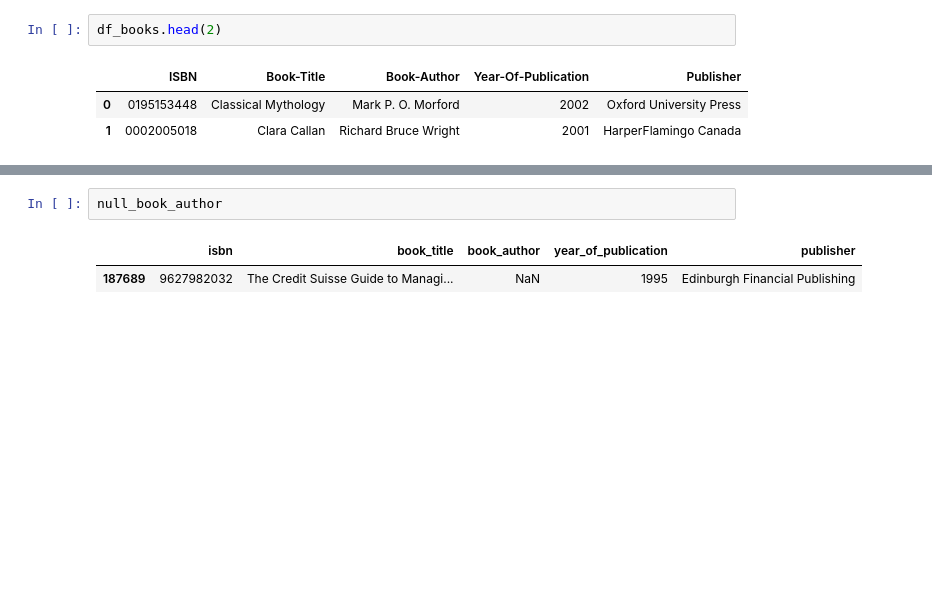
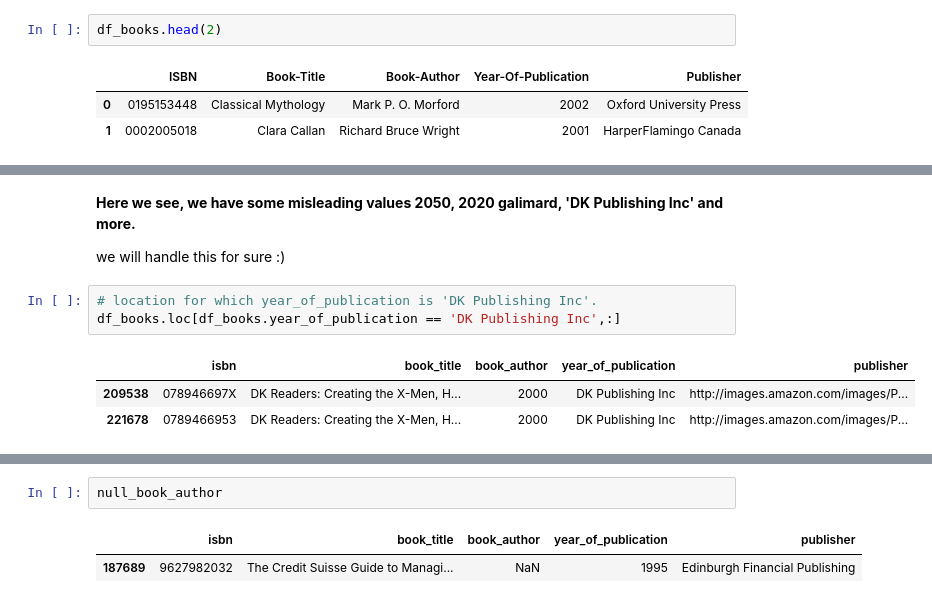
Before and after one commit to raushan9jnv/Book-recommendation-system, a Jupyter notebook: Book_recommendation_system_capstone_project_4.ipynb, the cells around one changed output, grey strips where cells are left out. Cells and saved outputs as stored; diff of their text form; blank space fills up the shorter version.

```diff
--- a/Book_recommendation_system_capstone_project_4.ipynb
+++ b/Book_recommendation_system_capstone_project_4.ipynb
@@ -255,0 +243,12 @@ dtype: int64
+# %% [markdown]
+**Here we see, we have some misleading values
+2050, 2020 galimard, 'DK Publishing Inc' and more.**
+
+we will handle this for sure :)
+# %%
+# location for which year_of_publication is 'DK Publishing Inc'.
+df_books.loc[df_books.year_of_publication == 'DK Publishing Inc',:]
+# %% [output]
+|  | isbn | book_title | book_author | year_of_publication | publisher |
+| 209538 | 078946697X | DK Readers: Creating the X-Men, H... | 2000 | DK Publishing Inc | http://images.amazon.com/images/P... |
+| 221678 | 0789466953 | DK Readers: Creating the X-Men, H... | 2000 | DK Publishing Inc | http://images.amazon.com/images/P... |
```
Also changed, not shown: parts of 34 cells of this notebook.
